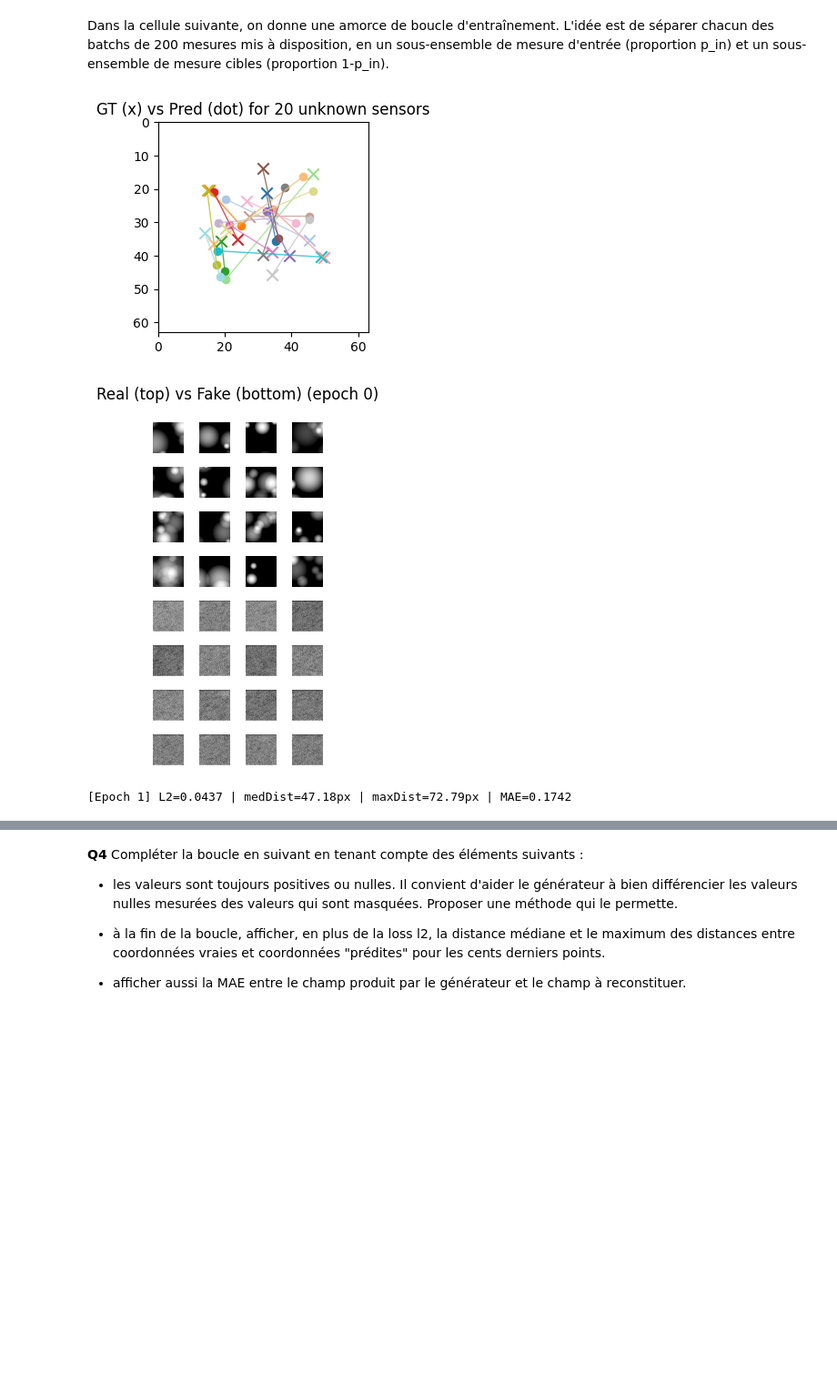
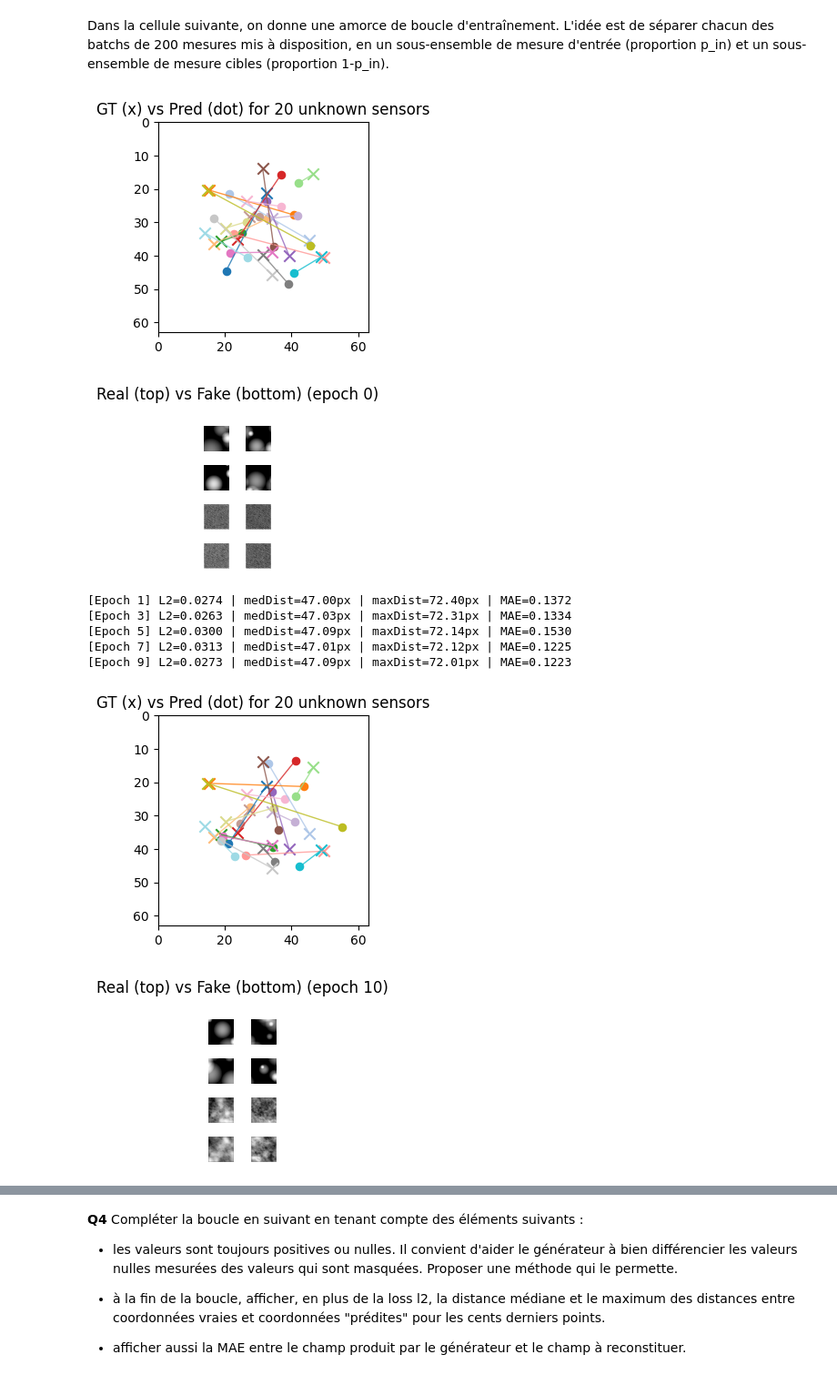
Before and after one commit to Noramhamedi/ML_S5_etudiants, a Jupyter notebook: exams/exam_session1/problem1.ipynb, the cells around one changed output, grey strips where cells are left out. Shown at 91% size. Cells and saved outputs as stored; diff of their text form; code cells hidden in the pictures; blank space fills up the shorter version.

```diff
--- a/exams/exam_session1/problem1.ipynb
+++ b/exams/exam_session1/problem1.ipynb
@@ -836,7 +836,7 @@ nepochs = 100
 #Q8
 G = Generator(N0, N1).to(device)
 
-optG = torch.optim.Adam([
+optim = torch.optim.Adam([
     {"params": [G.unknown_coords], "lr": 0.025, "betas": (0.1, 0.1)},
     {"params": [p for n,p in G.named_parameters() if n != "unknown_coords"], "lr": 2e-4},
 ], betas=(0.5, 0.9))
@@ -856,7 +856,7 @@ for epoch in range(nepochs):
     n_steps = 0
 
     for batch in ds:
-
+        batch = {k: v.to(device) for k, v in batch.items() if torch.is_tensor(v)}
         meas = torch.cat([batch["meas_known"], batch["meas_unknown"]], dim=2)
         meas = meas[:, 1, :].unsqueeze(-1).to(device)  # (B,N,1)
 
@@ -890,33 +890,39 @@ for epoch in range(nepochs):
         loss_total.backward()
         optim.step()
 
         sum_l2 += loss_l2.item()
         n_steps += 1
 
     # ---- Visualisation / Scoring ----
     with torch.no_grad():
         if epoch % 10 == 0:
             viz_coords_pairs(
                 unknown_coordinates=unknown_coordinates,
                 unknown_coords_pred_norm=G.unknown_coords,
                 N_viz=20,
                 H=64, W=64
             )
             show_real_fake_grids(real=batch["discs_gan"], fake=field, n=16,
                                  title_suffix=f"(epoch {epoch})")
 
         if (epoch + 1) % 2 == 0:
             # distances entre coords vraies et prédites
             diff = G.unknown_coords.detach().cpu() - unknown_coordinates
             dist = diff.norm(dim=1)
             med_dist = dist.median().item()
             max_dist = dist.max().item()
 
             # MAE champ global
             mae = (field - batch["discs_gt"]).abs().mean().item()
 
             print(f"[Epoch {epoch}] L2={sum_l2/n_steps:.4f} | medDist={med_dist:.2f}px | maxDist={max_dist:.2f}px | MAE={mae:.4f}")
 # %% [output]
-[figure, old version]
+[figure, new version]
-[figure, old version]
+[figure, new version]
-[Epoch 1] L2=0.0437 | medDist=47.18px | maxDist=72.79px | MAE=0.1742
+[Epoch 1] L2=0.0274 | medDist=47.00px | maxDist=72.40px | MAE=0.1372
+[Epoch 3] L2=0.0263 | medDist=47.03px | maxDist=72.31px | MAE=0.1334
+[Epoch 5] L2=0.0300 | medDist=47.09px | maxDist=72.14px | MAE=0.1530
+[Epoch 7] L2=0.0313 | medDist=47.01px | maxDist=72.12px | MAE=0.1225
+[Epoch 9] L2=0.0273 | medDist=47.09px | maxDist=72.01px | MAE=0.1223
+[figure, added]
+[figure, added]
```
Also changed, not shown: parts of 4 cells of this notebook.
